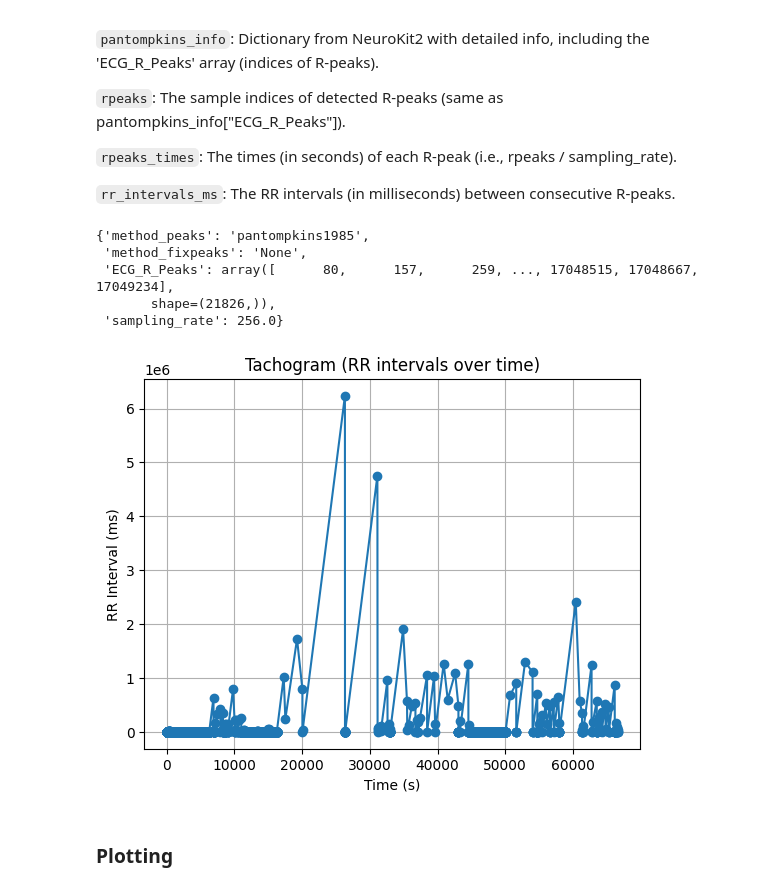
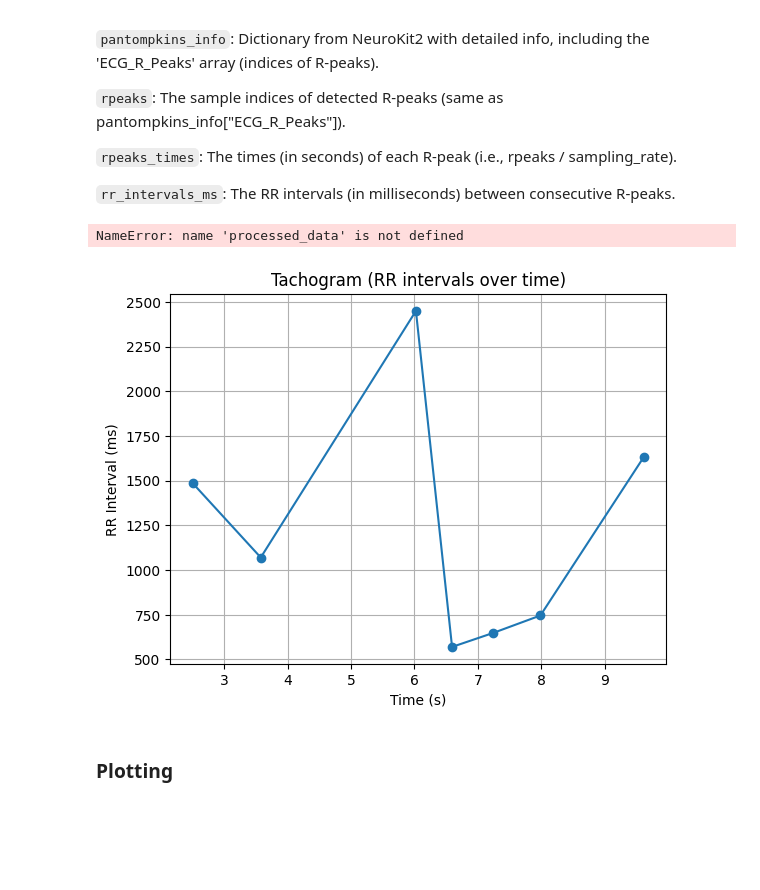
Before and after one commit to ashley-andrea/seizure-block-codes, a Jupyter notebook: check_codes/TEST-pantompkins1985.ipynb, the cells around one changed output. Drawn from its saved outputs; the diff is of its cells as text; code cells hidden in the pictures; blank space fills up the shorter version.

Commit message:
pantompkins processing and test

```diff
--- a/check_codes/TEST-pantompkins1985.ipynb
+++ b/check_codes/TEST-pantompkins1985.ipynb
@@ -54,7 +54,7 @@ Sampling rate: 256.0 Hz
 # %%
 loader = ECGFileLoader(use_s3=False)
 # %%
-processed_data = process_all_patients_pantompkins(loader, ['sub-004'])
+processed_data = process_all_patients_pantompkins(loader, ['sub-004'], method='neurokit')
 # %% [output]
 INFO:pantompkins:Processing Pan-Tompkins for 1 patients: ['sub-004']
 INFO:pantompkins:Loading data for patient sub-004
@@ -98,30 +92,33 @@ dict_keys(['patient_id', 'run_number', 'seizure_events', 'annotations', 'ecg_sig
 
 `rr_intervals_ms`: The RR intervals (in milliseconds) between consecutive R-peaks.
 # %%
-processed_data['sub-004'][0]['pantompkins_info']
+processed_data['sub-004'][0]['rr_intervals_ms']
 # %% [output]
-{'method_peaks': 'pantompkins1985',
- 'method_fixpeaks': 'None',
- 'ECG_R_Peaks': array([      80,      157,      259, ..., 17048515, 17048667, 17049234],
-       shape=(21826,)),
- 'sampling_rate': 256.0}
+NameError: name 'processed_data' is not defined
 # %%
 import numpy as np
 import matplotlib.pyplot as plt
 import neurokit2 as nk
 
+
 time_axis = processed_data['sub-004'][0]['rpeaks_times'][1:]
 rr_intervals_ms = processed_data['sub-004'][0]['rr_intervals_ms']
 
-plt.plot(time_axis, rr_intervals_ms, marker='o')
+
+# Keep only first 10 seconds
+mask = time_axis <= 10
+time_10s = time_axis[mask]
+rr_10s = rr_intervals_ms[mask]
+
+plt.plot(time_10s, rr_10s, marker='o')
 
 plt.title("Tachogram (RR intervals over time)")
 plt.xlabel("Time (s)")
 plt.ylabel("RR Interval (ms)")
 plt.grid(True)
 plt.show()
 # %% [output]
-[figure, old version]
+[figure, new version]
 # %% [markdown]
 ### Plotting
 # %%
```
Also changed, not shown: parts of 3 cells of this notebook, 1 other file.
